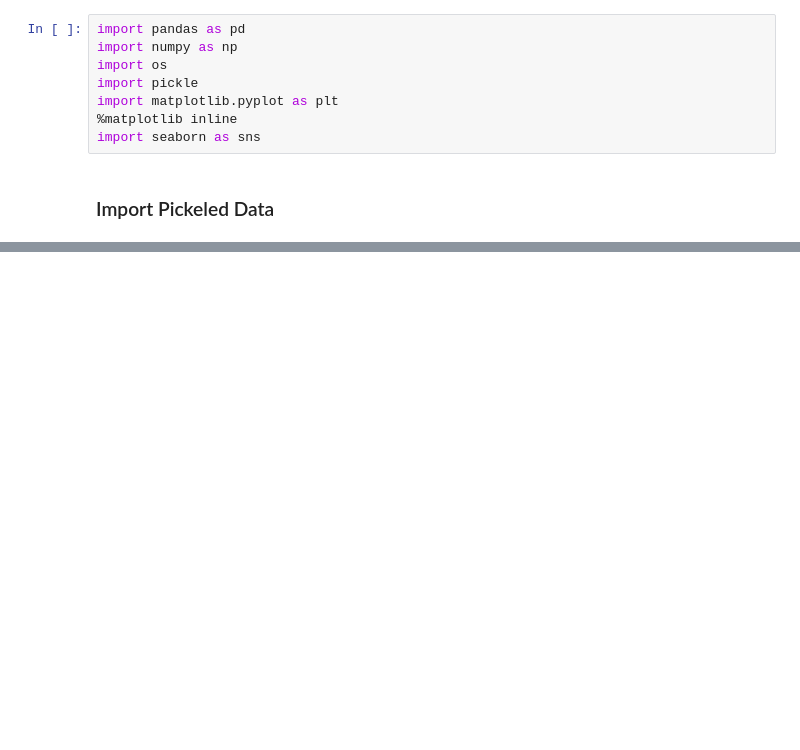
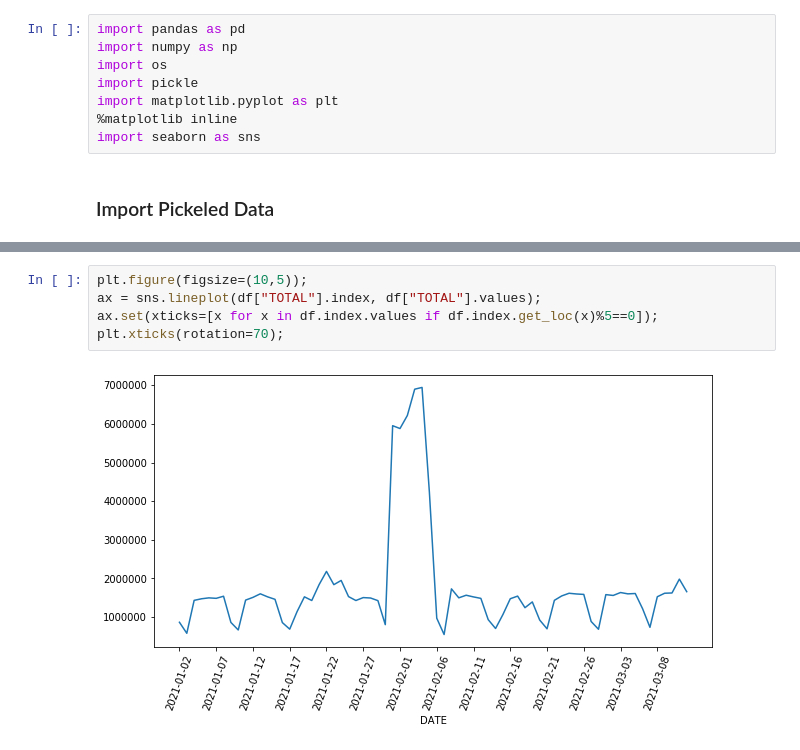
Before and after one commit to justinm0rgan/mta-turnstile-covid, a Jupyter notebook: data-analysis.ipynb, the cells around one changed output, grey strips where cells are left out. Saved outputs shown, nothing was run; the diff lists cells and outputs as text; blank space fills up the shorter version.

```diff
--- a/data-analysis.ipynb
+++ b/data-analysis.ipynb
@@ -58,0 +40,7 @@ plt.xticks(rotation=70);
+# %%
+plt.figure(figsize=(10,5));
+ax = sns.lineplot(df["TOTAL"].index, df["TOTAL"].values);
+ax.set(xticks=[x for x in df.index.values if df.index.get_loc(x)%5==0]);
+plt.xticks(rotation=70);
+# %% [output]
+[figure, added]
```
Also changed, not shown: parts of 20 cells of this notebook, 3 other files.
